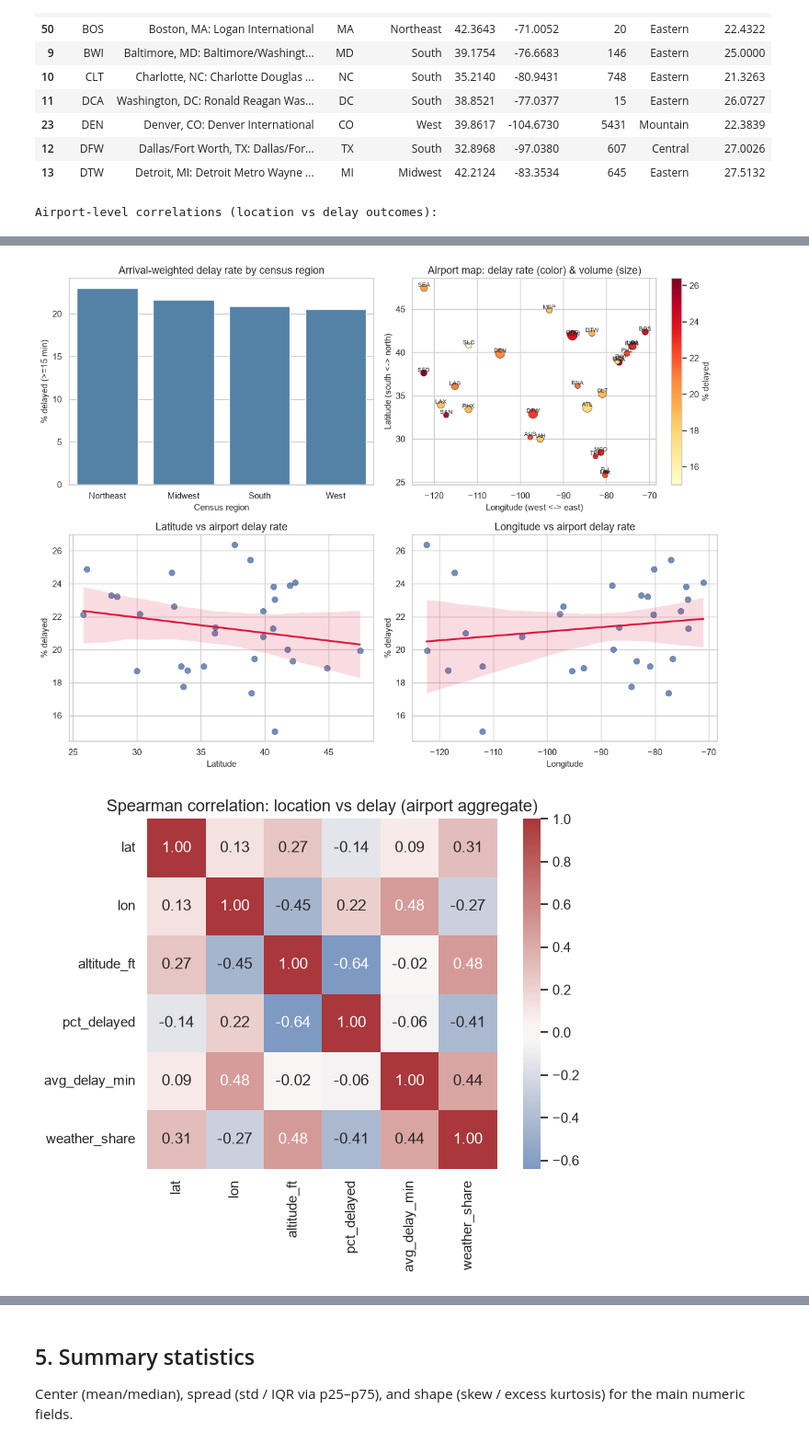
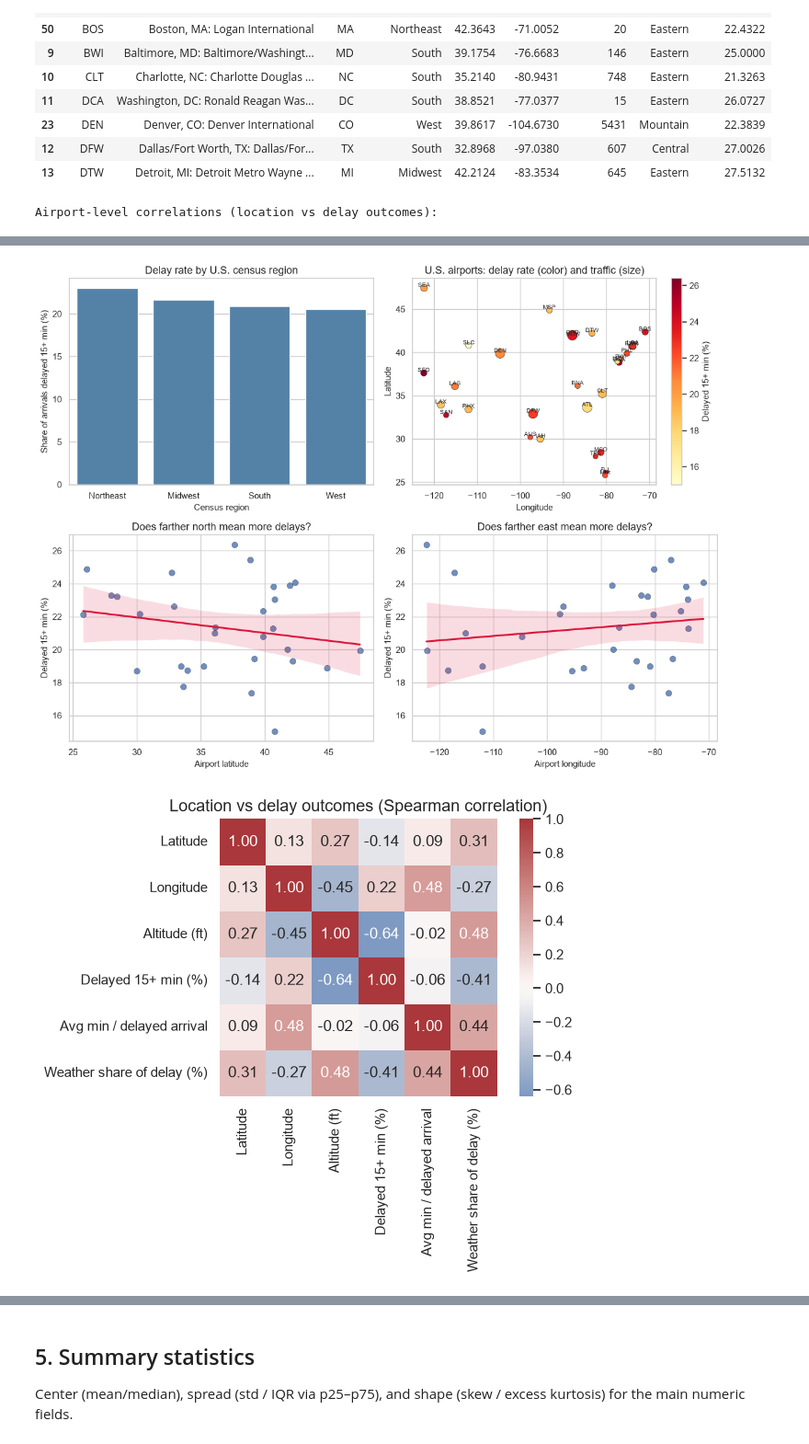
Before and after one commit to mlmirk/DAAN545-flight-delay-analysis, a Jupyter notebook: notebooks/01_eda_clean_visualize.ipynb, the cells around one changed output, grey strips where cells are left out. Shown at 92% size. Drawn from its saved outputs; the diff is of its cells as text; code cells hidden in the pictures.

```diff
--- a/notebooks/01_eda_clean_visualize.ipynb
+++ b/notebooks/01_eda_clean_visualize.ipynb
@@ -358,9 +360,9 @@ display(geo_corr.round(3))
 fig, axes = plt.subplots(2, 2, figsize=(12, 9))
 
 sns.barplot(data=by_region, x="census_region", y="pct_delayed", ax=axes[0, 0], color="steelblue")
-axes[0, 0].set_title("Arrival-weighted delay rate by census region")
+axes[0, 0].set_title("Delay rate by U.S. census region")
 axes[0, 0].set_xlabel("Census region")
-axes[0, 0].set_ylabel("% delayed (>=15 min)")
+axes[0, 0].set_ylabel("Share of arrivals delayed 15+ min (%)")
 
 sc = axes[0, 1].scatter(
     airport_pts["lon"],
@@ -373,10 +375,10 @@ sc = axes[0, 1].scatter(
 )
 for _, r in airport_pts.iterrows():
     axes[0, 1].annotate(r["airport"], (r["lon"], r["lat"]), fontsize=7, ha="center", va="bottom")
-axes[0, 1].set_title("Airport map: delay rate (color) & volume (size)")
-axes[0, 1].set_xlabel("Longitude (west <-> east)")
-axes[0, 1].set_ylabel("Latitude (south <-> north)")
-fig.colorbar(sc, ax=axes[0, 1], label="% delayed")
+axes[0, 1].set_title("U.S. airports: delay rate (color) and traffic (size)")
+axes[0, 1].set_xlabel("Longitude")
+axes[0, 1].set_ylabel("Latitude")
+fig.colorbar(sc, ax=axes[0, 1], label="Delayed 15+ min (%)")
 
 sns.regplot(
     data=airport_pts,
@@ -386,9 +388,9 @@ sns.regplot(
     scatter_kws={"s": 55, "edgecolor": "k", "linewidths": 0.3},
     line_kws={"color": "crimson"},
 )
-axes[1, 0].set_title("Latitude vs airport delay rate")
-axes[1, 0].set_xlabel("Latitude")
-axes[1, 0].set_ylabel("% delayed")
+axes[1, 0].set_title("Does farther north mean more delays?")
+axes[1, 0].set_xlabel("Airport latitude")
+axes[1, 0].set_ylabel("Delayed 15+ min (%)")
 
 sns.regplot(
     data=airport_pts,
@@ -398,42 +400,43 @@ sns.regplot(
     scatter_kws={"s": 55, "edgecolor": "k", "linewidths": 0.3},
     line_kws={"color": "crimson"},
 )
-axes[1, 1].set_title("Longitude vs airport delay rate")
-axes[1, 1].set_xlabel("Longitude")
-axes[1, 1].set_ylabel("% delayed")
+axes[1, 1].set_title("Does farther east mean more delays?")
+axes[1, 1].set_xlabel("Airport longitude")
+axes[1, 1].set_ylabel("Delayed 15+ min (%)")
 
 fig.tight_layout()
 fig.savefig(FIG_DIR / "07_location_delay_geo.png", dpi=150, bbox_inches="tight")
 plt.show()
 
 # Compact heatmap of geo + delay features at airport level
 heat_cols = ["lat", "lon", "altitude_ft", "pct_delayed", "avg_delay_min", "weather_share"]
 heat = airport_pts[heat_cols].corr(method="spearman")
+heat = heat.rename(index={"lat": "Latitude", "lon": "Longitude", "altitude_ft": "Altitude (ft)", "pct_delayed": "Delayed 15+ min (%)", "avg_delay_min": "Avg min / delayed arrival", "weather_share": "Weather share of delay (%)"}, columns={"lat": "Latitude", "lon": "Longitude", "altitude_ft": "Altitude (ft)", "pct_delayed": "Delayed 15+ min (%)", "avg_delay_min": "Avg min / delayed arrival", "weather_share": "Weather share of delay (%)"})
 fig, ax = plt.subplots(figsize=(7, 5.5))
 sns.heatmap(heat, annot=True, fmt=".2f", cmap="vlag", center=0, ax=ax, square=True)
-ax.set_title("Spearman correlation: location vs delay (airport aggregate)")
+ax.set_title("Location vs delay outcomes (Spearman correlation)")
 fig.tight_layout()
 fig.savefig(FIG_DIR / "08_location_delay_corr_heatmap.png", dpi=150, bbox_inches="tight")
 plt.show()
 
 display(by_region)
 display(airport_pts.sort_values("pct_delayed", ascending=False)[
     ["airport", "state", "census_region", "lat", "lon", "altitude_ft", "pct_delayed", "weather_share"]
 ].head(10))
 # %% [output]
 Airport-level correlations (location vs delay outcomes):
 |  | geo_feature | outcome | n_airports | pearson_r | spearman_rho |
 | 0 | lat | pct_delayed | 30 | -0.1970 | -0.1430 |
 | 1 | lat | avg_delay_min | 30 | 0.0530 | 0.0870 |
 | 2 | lat | weather_share | 30 | 0.3020 | 0.3110 |
 | 3 | lon | pct_delayed | 30 | 0.1630 | 0.2240 |
 | 4 | lon | avg_delay_min | 30 | 0.5250 | 0.4810 |
 | 5 | lon | weather_share | 30 | -0.1200 | -0.2690 |
 | 6 | altitude_ft | pct_delayed | 30 | -0.4290 | -0.6400 |
 | 7 | altitude_ft | avg_delay_min | 30 | -0.0870 | -0.0200 |
 | 8 | altitude_ft | weather_share | 30 | 0.2610 | 0.4820 |
-[figure, old version]
+[figure, new version]
-[figure, old version]
+[figure, new version]
 |  | census_region | arr_flights | arr_del15 | pct_delayed |
 | 1 | Northeast | 1,455,323.0000 | 334,310.0000 | 22.9715 |
 | 0 | Midwest | 1,466,648.0000 | 317,463.0000 | 21.6455 |
```
Also changed, not shown: parts of 11 cells of this notebook, 25 other files.
